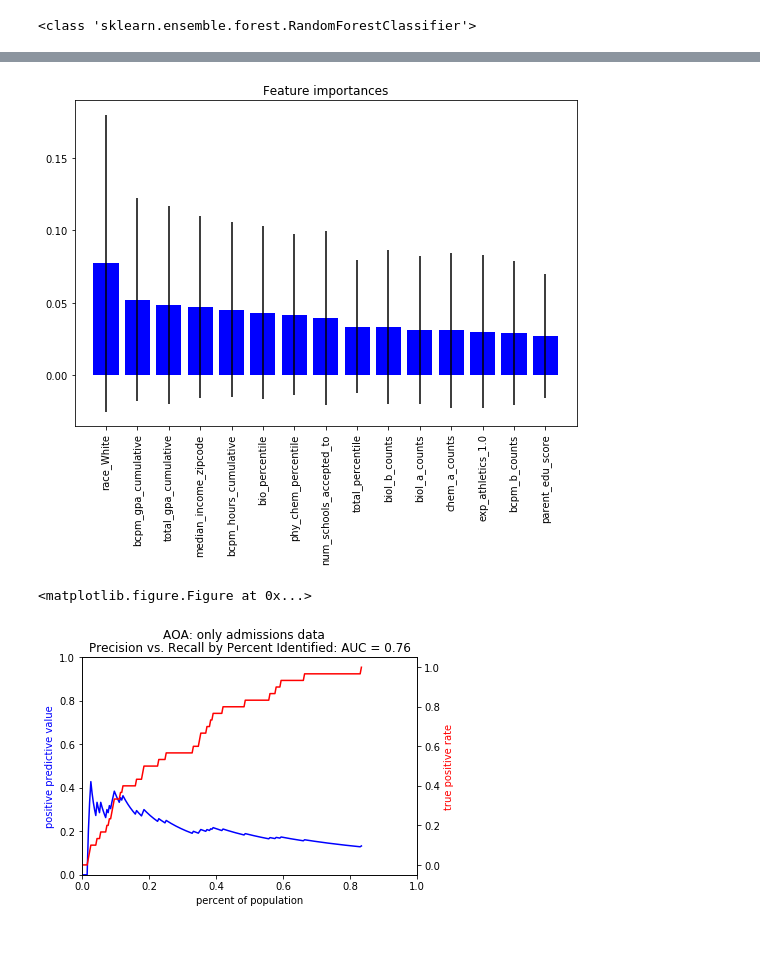
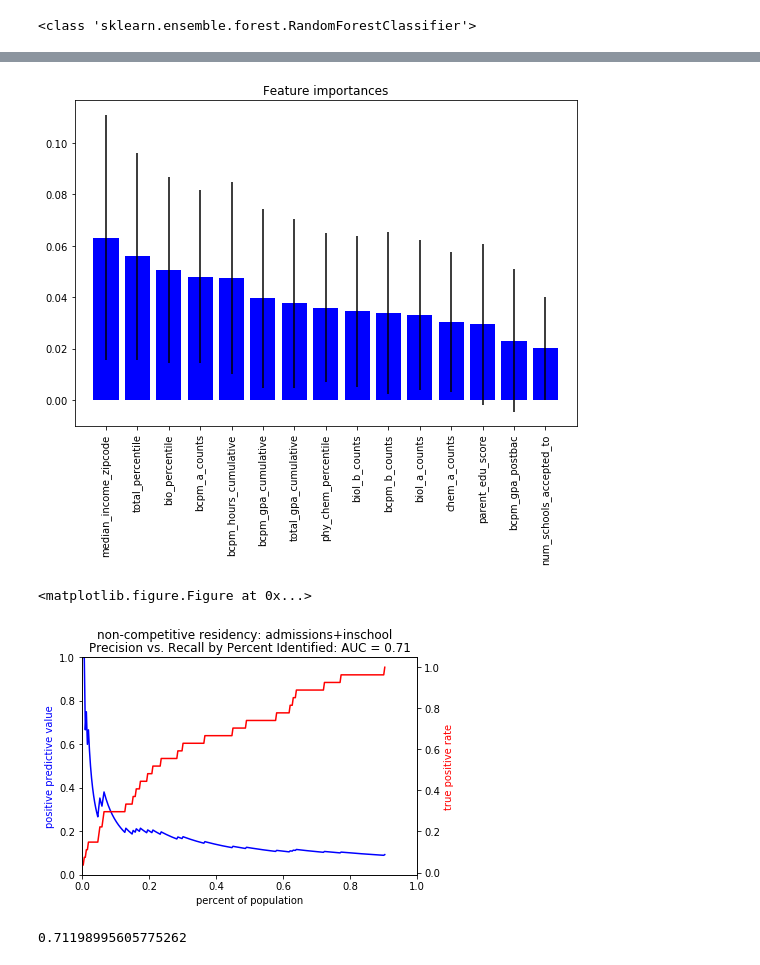
Before and after one commit to jgutman/eduanalytics, a Jupyter notebook: connecting_to_database_with_python.ipynb, the cells around one changed output, grey strips where cells are left out. Cells and saved outputs as stored; diff of their text form; code cells hidden in the pictures.

```diff
--- a/connecting_to_database_with_python.ipynb
+++ b/connecting_to_database_with_python.ipynb
@@ -18,7 +18,7 @@ group = eduanalytics.credentials_group
 
 engine = model_data.connect_to_database(path, group)
 # %%
-tbl_name = 'residency_noncompete_admissions'
+tbl_name = 'worry_score_admissions'
 # %%
 results = model_data.get_data_for_modeling(engine,
             tbl_name, status = 'predictions')
@@ -138,14 +126,18 @@ plt.figure(figsize=(9,6))
 reporting.plot_feature_importances(
     importances, std, indices, transformed_columns)
 # %% [output]
-[figure, old version]
+[figure, new version]
 # %%
-outcome = 'AOA'
-features = 'only admissions data'
+outcome = 'non-competitive residency'
+features = 'admissions+inschool'
 reporting.plot_precision_recall_n(test.outcome, risk_scores, '{}: {}'.format(outcome, features))
 # %% [output]
 <matplotlib.figure.Figure at 0x...>
-[figure, old version]
+[figure, new version]
+# %%
+metrics.roc_auc_score(test.outcome, risk_scores)
+# %% [output]
+0.71198995605775262
 # %%
 # TODO: Figure out how to output to database
 # TODO: Figure out sklearn2pmml
```
Also changed, not shown: parts of 9 cells of this notebook, 1 other file.
